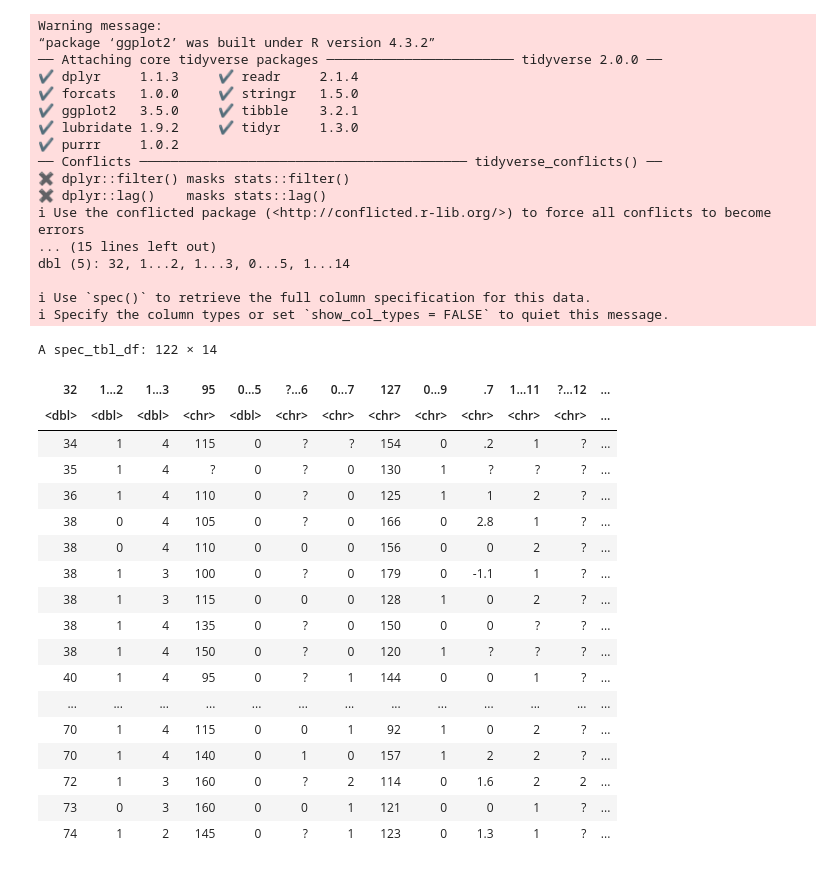
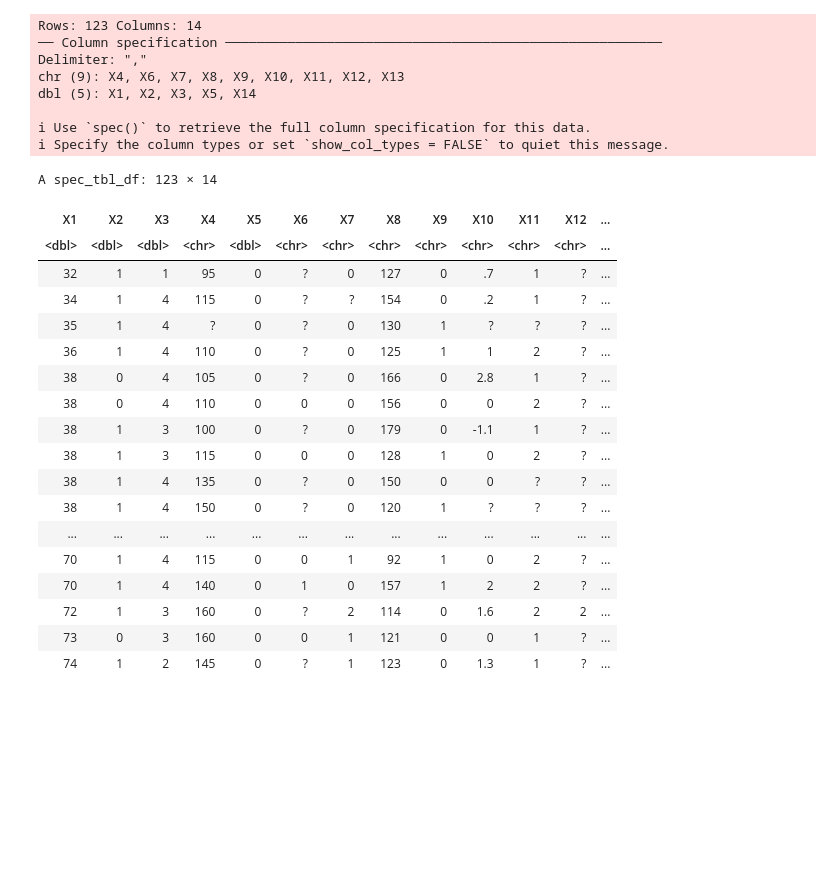
Before and after one commit to adeldi/DSCI-100-Anali, a Jupyter notebook: project_Anali.ipynb, the cells around one changed output. Drawn from its saved outputs; the diff is of its cells as text; code cells hidden in the pictures; blank space fills up the shorter version.

Commit message:
col names renamed

```diff
--- a/project_Anali.ipynb
+++ b/project_Anali.ipynb
@@ -1,28 +1,21 @@
 # %%
 library(tidyverse)
-cancer<-read_csv("data/heart_disease/processed.switzerland.data")
-cancer
+swiss_data<-read_delim("data/heart_disease/processed.switzerland.data", delim= ",",
+                      col_names = FALSE)
+swiss_data
 # %% [output]
-Warning message:
-“package ‘ggplot2’ was built under R version 4.3.2”
-── Attaching core tidyverse packages ──────────────────────── tidyverse 2.0.0 ──
-✔ dplyr     1.1.3     ✔ readr     2.1.4
-✔ forcats   1.0.0     ✔ stringr   1.5.0
-✔ ggplot2   3.5.0     ✔ tibble    3.2.1
-✔ lubridate 1.9.2     ✔ tidyr     1.3.0
-✔ purrr     1.0.2
-── Conflicts ────────────────────────────────────────── tidyverse_conflicts() ──
-✖ dplyr::filter() masks stats::filter()
-✖ dplyr::lag()    masks stats::lag()
-ℹ Use the conflicted package (<http://conflicted.r-lib.org/>) to force all conflicts to become errors
-... (15 lines left out)
-dbl (5): 32, 1...2, 1...3, 0...5, 1...14
+Rows: 123 Columns: 14
+── Column specification ────────────────────────────────────────────────────────
+Delimiter: ","
+chr (9): X4, X6, X7, X8, X9, X10, X11, X12, X13
+dbl (5): X1, X2, X3, X5, X14
 
 ℹ Use `spec()` to retrieve the full column specification for this data.
 ℹ Specify the column types or set `show_col_types = FALSE` to quiet this message.
-A spec_tbl_df: 122 × 14
+A spec_tbl_df: 123 × 14
-| 32 | 1...2 | 1...3 | 95 | 0...5 | ?...6 | 0...7 | 127 | 0...9 | .7 | 1...11 | ?...12 | ... |
+| X1 | X2 | X3 | X4 | X5 | X6 | X7 | X8 | X9 | X10 | X11 | X12 | ... |
 | <dbl> | <dbl> | <dbl> | <chr> | <dbl> | <chr> | <chr> | <chr> | <chr> | <chr> | <chr> | <chr> | ... |
+| 32 | 1 | 1 | 95 | 0 | ? | 0 | 127 | 0 | .7 | 1 | ? | ... |
 | 34 | 1 | 4 | 115 | 0 | ? | ? | 154 | 0 | .2 | 1 | ? | ... |
 | 35 | 1 | 4 | ? | 0 | ? | 0 | 130 | 1 | ? | ? | ? | ... |
 | 36 | 1 | 4 | 110 | 0 | ? | 0 | 125 | 1 | 1 | 2 | ? | ... |
@@ -32,7 +25,6 @@ A spec_tbl_df: 122 × 14
 | 38 | 1 | 3 | 115 | 0 | 0 | 0 | 128 | 1 | 0 | 2 | ? | ... |
 | 38 | 1 | 4 | 135 | 0 | ? | 0 | 150 | 0 | 0 | ? | ? | ... |
 | 38 | 1 | 4 | 150 | 0 | ? | 0 | 120 | 1 | ? | ? | ? | ... |
-| 40 | 1 | 4 | 95 | 0 | ? | 1 | 144 | 0 | 0 | 1 | ? | ... |
 | ... | ... | ... | ... | ... | ... | ... | ... | ... | ... | ... | ... | ... |
 | 70 | 1 | 4 | 115 | 0 | 0 | 1 | 92 | 1 | 0 | 2 | ? | ... |
 | 70 | 1 | 4 | 140 | 0 | 1 | 0 | 157 | 1 | 2 | 2 | ? | ... |
```
Also changed, not shown: parts of 1 cell of this notebook.
